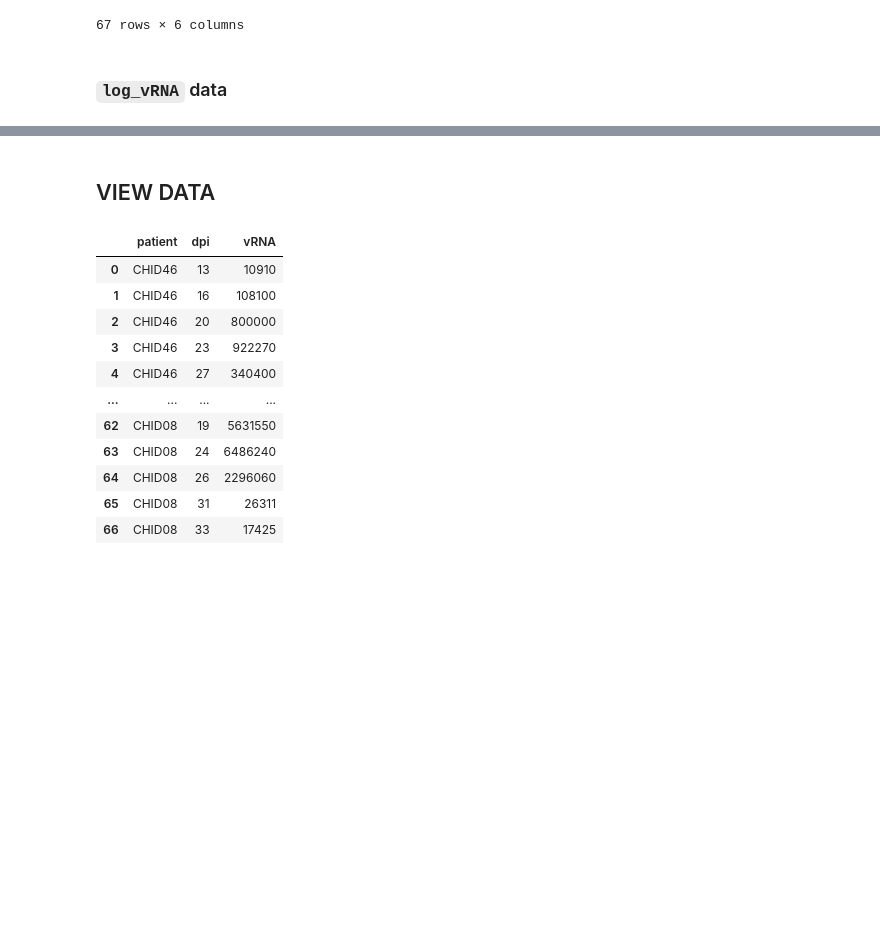
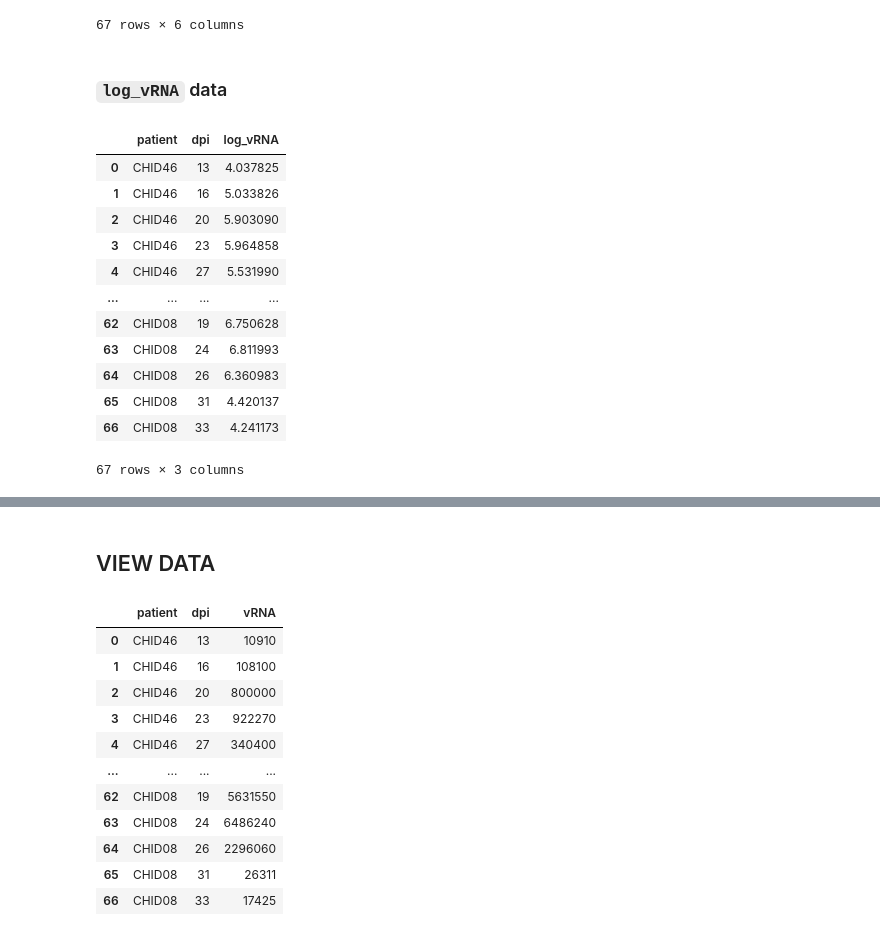
Before and after one commit to yd124/HIVintern2022Summer, a Jupyter notebook: data_cleaning/data.ipynb, the cells around one changed output, grey strips where cells are left out. Saved outputs shown, nothing was run; the diff lists cells and outputs as text; code cells hidden in the pictures; blank space fills up the shorter version.

```diff
--- a/data_cleaning/data.ipynb
+++ b/data_cleaning/data.ipynb
@@ -33,3 +33,18 @@ patients = df.patient.unique()
 # %%
 df1 = df[['patient','dpi','log_vRNA']]
 df1.to_csv('../data/data1/logvRNA.csv',index=False)
+df1
+# %% [output]
+|  | patient | dpi | log_vRNA |
+| 0 | CHID46 | 13 | 4.037825 |
+| 1 | CHID46 | 16 | 5.033826 |
+| 2 | CHID46 | 20 | 5.903090 |
+| 3 | CHID46 | 23 | 5.964858 |
+| 4 | CHID46 | 27 | 5.531990 |
+| ... | ... | ... | ... |
+| 62 | CHID08 | 19 | 6.750628 |
+| 63 | CHID08 | 24 | 6.811993 |
+| 64 | CHID08 | 26 | 6.360983 |
+| 65 | CHID08 | 31 | 4.420137 |
+| 66 | CHID08 | 33 | 4.241173 |
+67 rows × 3 columns
```
Also changed, not shown: parts of 9 cells of this notebook, 10 other files.
